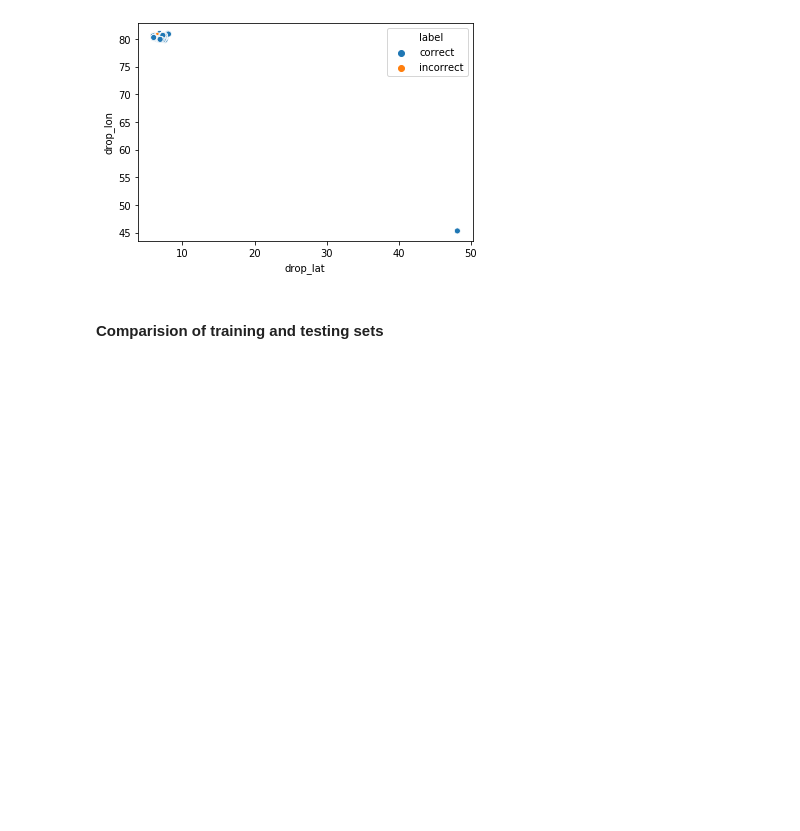
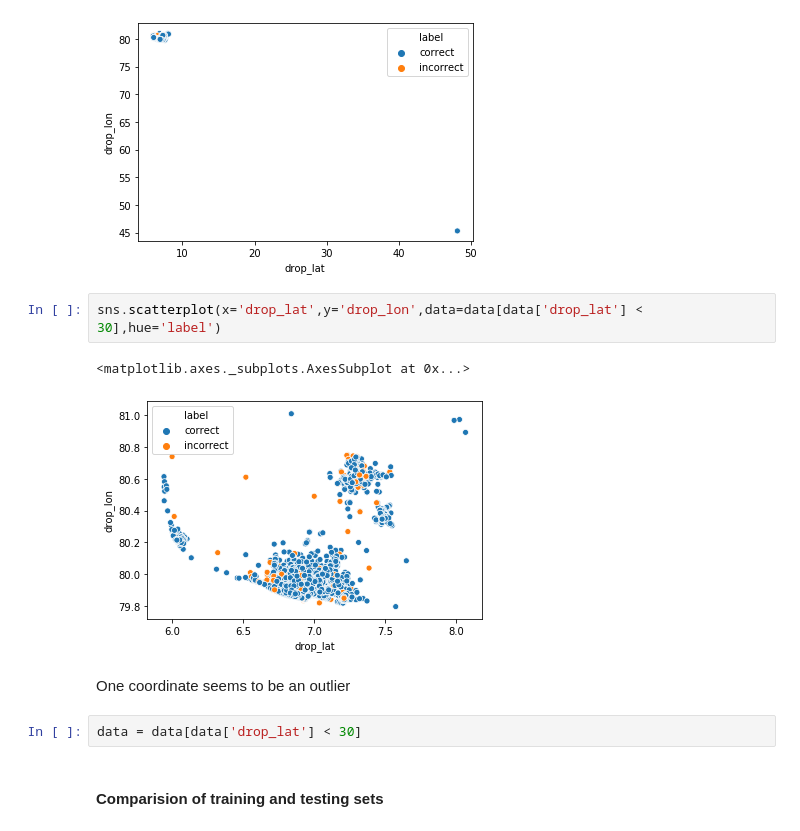
Before and after one commit to heshanpadmasiri/ride-fare, a Jupyter notebook: eda.ipynb, the cells around one changed output. Cells and saved outputs as stored; diff of their text form; blank space fills up the shorter version.

```diff
--- a/eda.ipynb
+++ b/eda.ipynb
@@ -301,6 +303,15 @@ sns.scatterplot(x='drop_lat',y='drop_lon',data=data,hue='label')
 # %% [output]
 <matplotlib.axes._subplots.AxesSubplot at 0x...>
 [figure]
+# %%
+sns.scatterplot(x='drop_lat',y='drop_lon',data=data[data['drop_lat'] < 30],hue='label')
+# %% [output]
+<matplotlib.axes._subplots.AxesSubplot at 0x...>
+[figure, added]
+# %% [markdown]
+One coordinate seems to be an outlier
+# %%
+data = data[data['drop_lat'] < 30]
 # %% [markdown]
 #### Comparision of training and testing sets
 # %%
```
Also changed, not shown: parts of 14 cells of this notebook, 2 other files.
